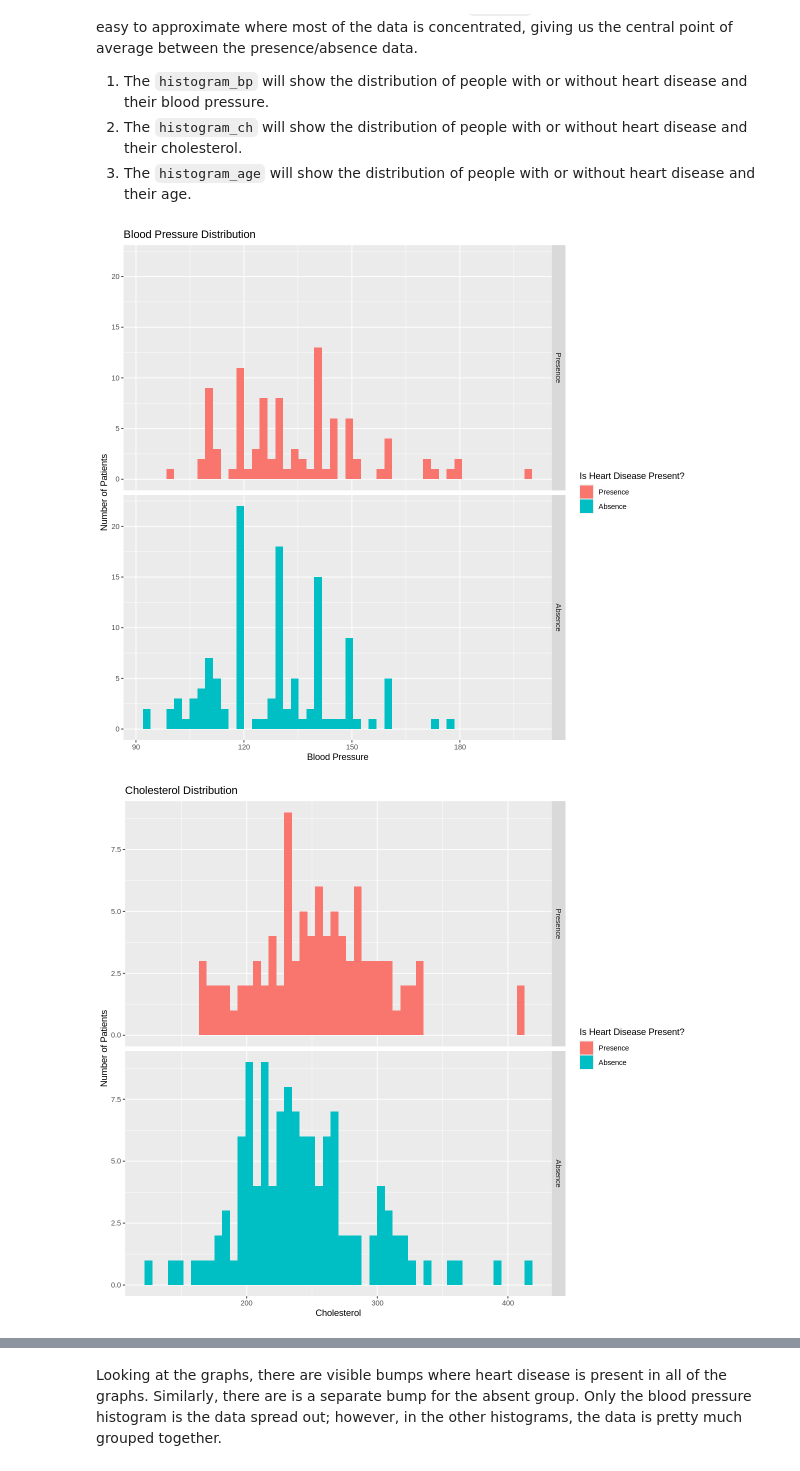
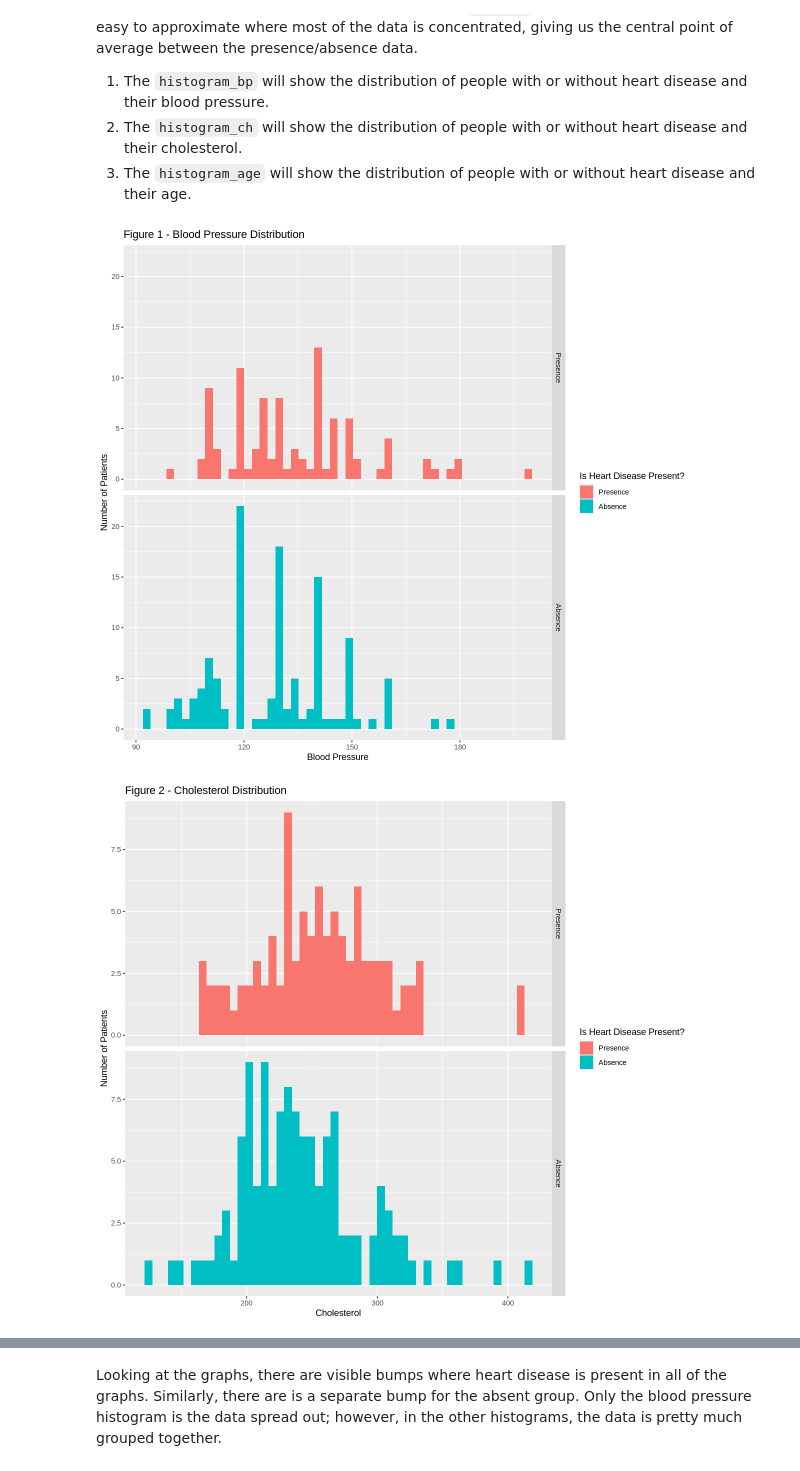
Before and after one commit to jake-fung/DSCI100-002-031-GroupProject, a Jupyter notebook: project_proposal.ipynb, the cells around one changed output, grey strips where cells are left out. Drawn from its saved outputs; the diff is of its cells as text; code cells hidden in the pictures.

Commit message:
added figure title, and fixed stuf

```diff
--- a/project_proposal.ipynb
+++ b/project_proposal.ipynb
@@ -132,30 +136,30 @@ We select the predictors we want for analysis by the `gg_plot` function. Histogr
 # %%
 set.seed(2024)
 options(repr.plot.width = 10, repr.plot.height = 9)
 
 histogram_bp <- heart_filtered |>
 ggplot(aes(x = bp, fill = heart_disease)) +
 geom_histogram(bins=50) +
 facet_grid(vars(heart_disease))+
 labs(x = "Blood Pressure", y = "Number of Patients", fill = "Is Heart Disease Present?")+
-ggtitle("Blood Pressure Distribution")
+ggtitle("Figure 1 - Blood Pressure Distribution")
 histogram_bp
 
 histogram_ch <- heart_filtered |>
 ggplot(aes(x = cholesterol, fill = heart_disease)) +
 geom_histogram(bins=50) +
 facet_grid(vars(heart_disease))+
 labs(x = "Cholesterol", y = "Number of Patients", fill = "Is Heart Disease Present?")+
-ggtitle("Cholesterol Distribution")
+ggtitle("Figure 2 - Cholesterol Distribution")
 histogram_ch
 
 histogram_age <- heart_filtered |>
 ggplot(aes(x = age, fill = heart_disease)) +
 geom_histogram(bins=50) +
 facet_grid(vars(heart_disease))+
 labs(x = "Age", y = "Number of Patients", fill = "Is Heart Disease Present?")+
-ggtitle("Age Distribution")
+ggtitle("Figure 3 -Age Distribution")
 histogram_age
 # %% [output]
-[figure, old version]
+[figure, new version]
-[figure, old version]
+[figure, new version]
```
Also changed, not shown: parts of 12 cells of this notebook.
